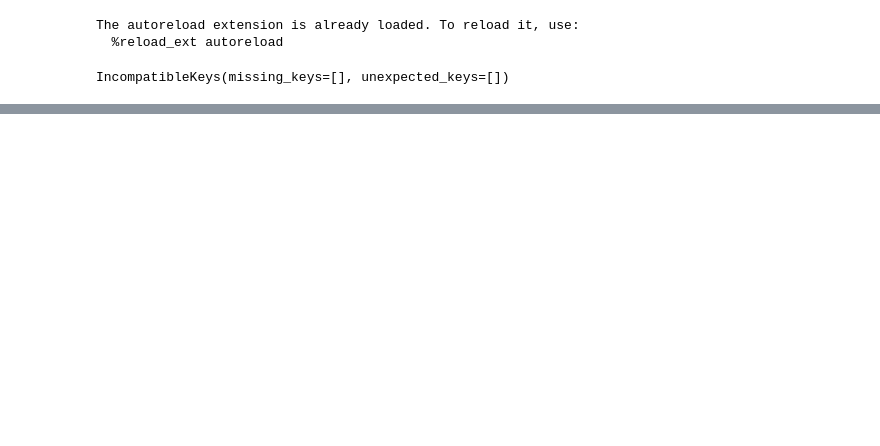
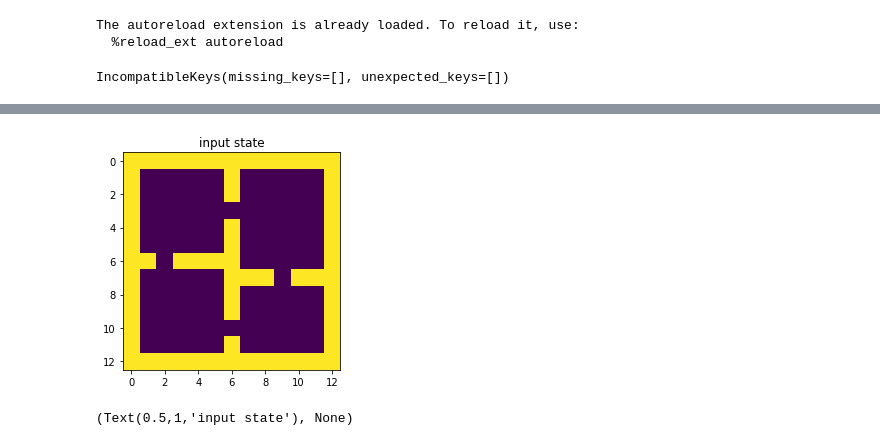
Before and after one commit to psurya1994/successor-feature-representations, a Jupyter notebook: notebooks/11-visualize-apsf.ipynb, the cells around one changed output, grey strips where cells are left out. Cells and saved outputs as stored; diff of their text form; code cells hidden in the pictures; blank space fills up the shorter version.

```diff
--- a/notebooks/11-visualize-apsf.ipynb
+++ b/notebooks/11-visualize-apsf.ipynb
@@ -120,3 +120,11 @@ array([0.01, 0.01, 0.01, 0.01, 0.01, 0.01, 0.01, 0.01, 0.01, 0.01, 0.01,
        0.01, 0.  , 0.  , 0.  , 0.  , 0.  , 0.01, 0.  , 0.  , 0.  , 0.  ,
        0.  , 0.01, 0.01, 0.01, 0.01, 0.01, 0.01, 0.01, 0.01, 0.01, 0.01,
        0.01, 0.01, 0.01, 0.01])
+# %%
+from deep_rl.component.fourrooms import FourRoomsMatrix
+env = FourRoomsMatrix(goal=0)
+env.reset()
+plt.imshow(env.render(show_goal=False, show_agent=False)); plt.title('input state'), plt.show()
+# %% [output]
+[figure, added]
+(Text(0.5,1,'input state'), None)
```
Also changed, not shown: parts of 4 cells of this notebook, 5 other files.
